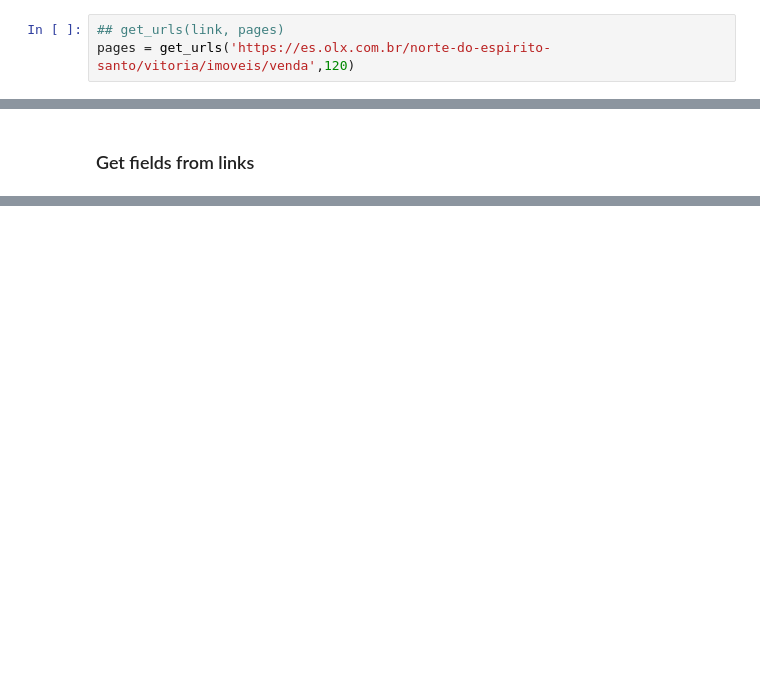
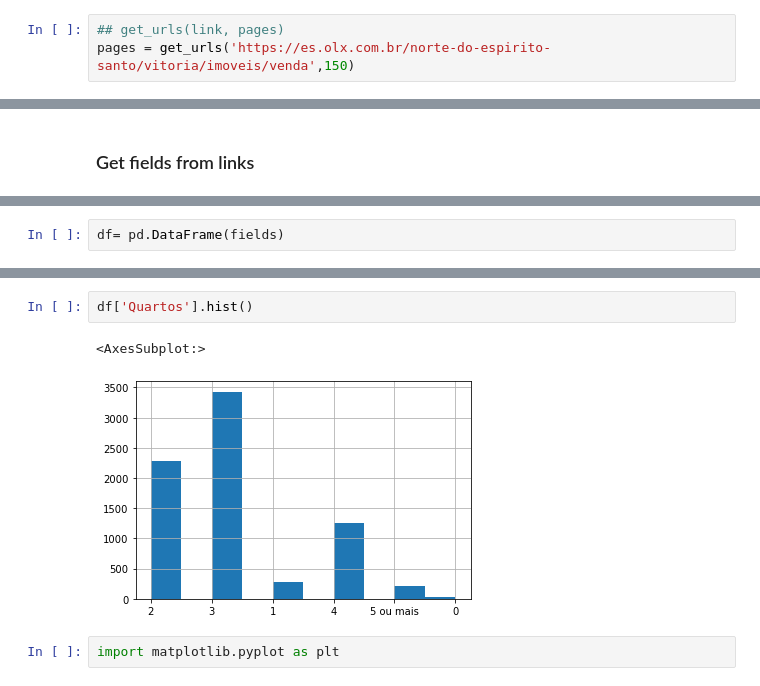
Before and after one commit to arthurcsp/mlStuff, a Jupyter notebook: Projects/OlxHousePricePrediction/Extraction/extraction.ipynb, the cells around one changed output, grey strips where cells are left out. Saved outputs shown, nothing was run; the diff lists cells and outputs as text; blank space fills up the shorter version.

```diff
--- a/Projects/OlxHousePricePrediction/Extraction/extraction.ipynb
+++ b/Projects/OlxHousePricePrediction/Extraction/extraction.ipynb
@@ -6,7 +6,7 @@ import pandas as pd
 ### Get link from pages
 # %%
 ## get_urls(link, pages)
-pages = get_urls('https://es.olx.com.br/norte-do-espirito-santo/vitoria/imoveis/venda',120)
+pages = get_urls('https://es.olx.com.br/norte-do-espirito-santo/vitoria/imoveis/venda',150)
 # %%
 links  = pd.DataFrame([])
 for page in pages:
@@ -28,0 +48,2 @@ for index, row in links.iterrows():
+# %%
+df= pd.DataFrame(fields)
@@ -28,0 +68,7 @@ for index, row in links.iterrows():
+# %%
+df['Quartos'].hist()
+# %% [output]
+<AxesSubplot:>
+[figure, added]
+# %%
+import matplotlib.pyplot as plt
```
Also changed, not shown: parts of 5 cells of this notebook, 6 other files.
